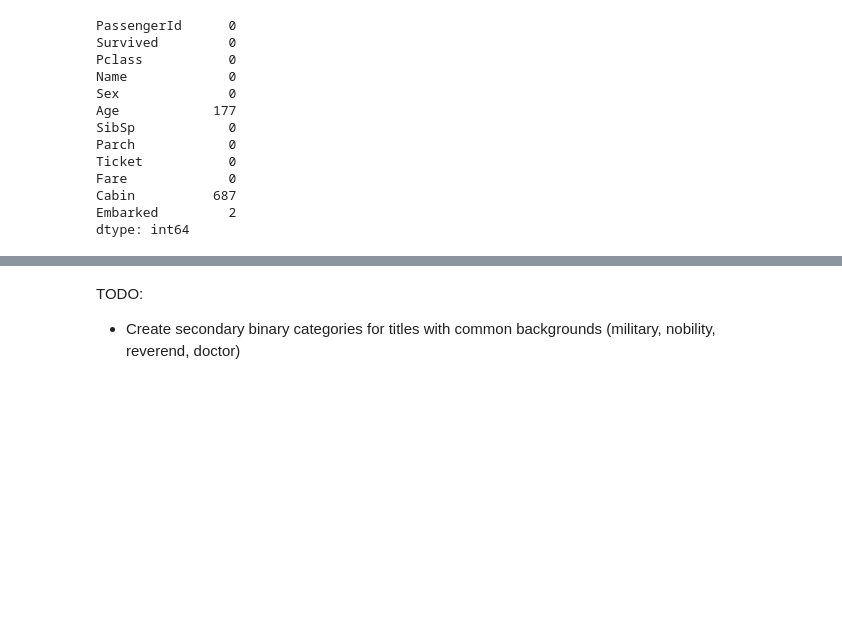
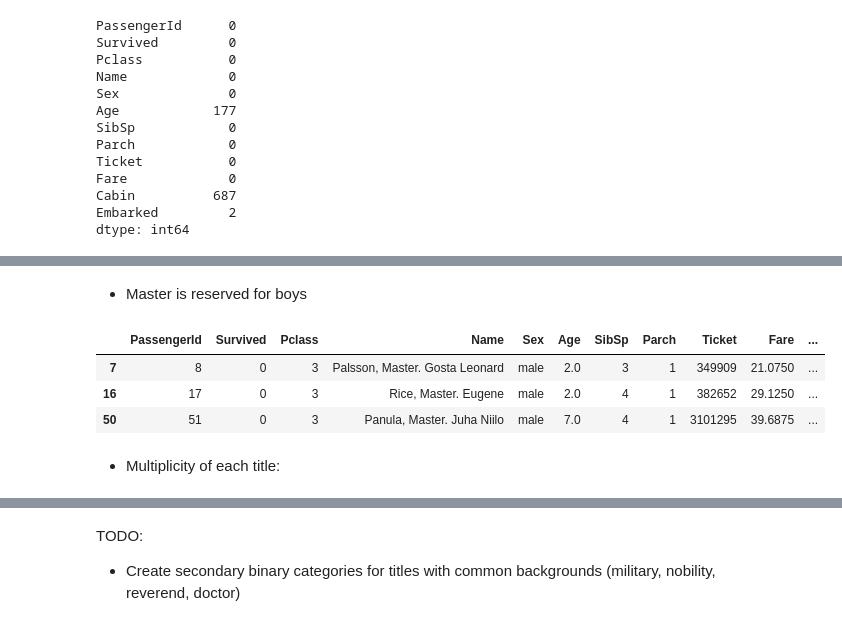
Before and after one commit to hamil168/Data-Science-Misc, a Jupyter notebook: Kaggle_Titanic/Titanic 2 - Data Workup.ipynb, the cells around one changed output, grey strips where cells are left out. Drawn from its saved outputs; the diff is of its cells as text; code cells hidden in the pictures; blank space fills up the shorter version.

Commit message:
Add files via upload
cleaned up header. Fleshed out Name section a bit

```diff
--- a/Kaggle_Titanic/Titanic 2 - Data Workup.ipynb
+++ b/Kaggle_Titanic/Titanic 2 - Data Workup.ipynb
@@ -192,0 +218,11 @@ TODO:
+# %% [markdown]
+- Master is reserved for boys
+# %%
+train[train.Title.str.contains('Master')].head(3)
+# %% [output]
+|  | PassengerId | Survived | Pclass | Name | Sex | Age | SibSp | Parch | Ticket | Fare | ... |
+| 7 | 8 | 0 | 3 | Palsson, Master. Gosta Leonard | male | 2.0 | 3 | 1 | 349909 | 21.0750 | ... |
+| 16 | 17 | 0 | 3 | Rice, Master. Eugene | male | 2.0 | 4 | 1 | 382652 | 29.1250 | ... |
+| 50 | 51 | 0 | 3 | Panula, Master. Juha Niilo | male | 7.0 | 4 | 1 | 3101295 | 39.6875 | ... |
+# %% [markdown]
+- Multiplicity of each title:
```
Also changed, not shown: parts of 20 cells of this notebook.
